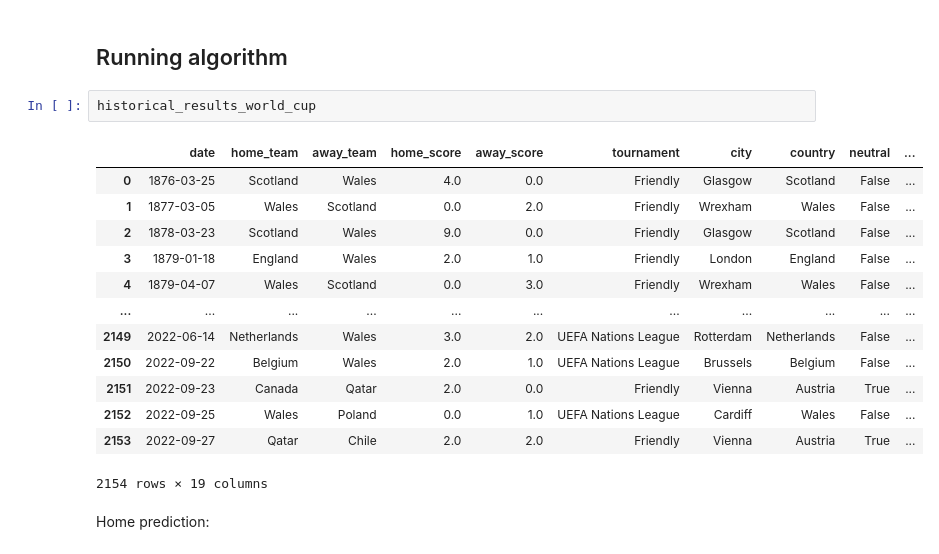
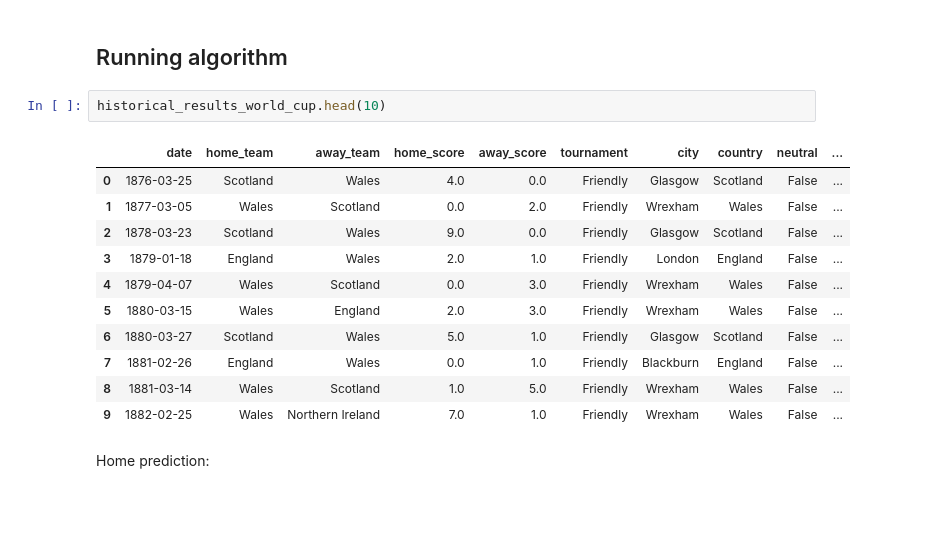
Before and after one commit to rafabandoni/world-cup-22-predict, a Jupyter notebook: predict_worldcup22.ipynb, the cells around one changed output. Cells and saved outputs as stored; diff of their text form; blank space fills up the shorter version.

```diff
--- a/predict_worldcup22.ipynb
+++ b/predict_worldcup22.ipynb
@@ -523,21 +351,19 @@ matches_schedule.head(10)
 # %% [markdown]
 ## Running algorithm
 # %%
-historical_results_world_cup
+historical_results_world_cup.head(10)
 # %% [output]
 |  | date | home_team | away_team | home_score | away_score | tournament | city | country | neutral | ... |
 | 0 | 1876-03-25 | Scotland | Wales | 4.0 | 0.0 | Friendly | Glasgow | Scotland | False | ... |
 | 1 | 1877-03-05 | Wales | Scotland | 0.0 | 2.0 | Friendly | Wrexham | Wales | False | ... |
 | 2 | 1878-03-23 | Scotland | Wales | 9.0 | 0.0 | Friendly | Glasgow | Scotland | False | ... |
 | 3 | 1879-01-18 | England | Wales | 2.0 | 1.0 | Friendly | London | England | False | ... |
 | 4 | 1879-04-07 | Wales | Scotland | 0.0 | 3.0 | Friendly | Wrexham | Wales | False | ... |
-| ... | ... | ... | ... | ... | ... | ... | ... | ... | ... | ... |
-| 2149 | 2022-06-14 | Netherlands | Wales | 3.0 | 2.0 | UEFA Nations League | Rotterdam | Netherlands | False | ... |
-| 2150 | 2022-09-22 | Belgium | Wales | 2.0 | 1.0 | UEFA Nations League | Brussels | Belgium | False | ... |
-| 2151 | 2022-09-23 | Canada | Qatar | 2.0 | 0.0 | Friendly | Vienna | Austria | True | ... |
-| 2152 | 2022-09-25 | Wales | Poland | 0.0 | 1.0 | UEFA Nations League | Cardiff | Wales | False | ... |
-| 2153 | 2022-09-27 | Qatar | Chile | 2.0 | 2.0 | Friendly | Vienna | Austria | True | ... |
+| 5 | 1880-03-15 | Wales | England | 2.0 | 3.0 | Friendly | Wrexham | Wales | False | ... |
+| 6 | 1880-03-27 | Scotland | Wales | 5.0 | 1.0 | Friendly | Glasgow | Scotland | False | ... |
+| 7 | 1881-02-26 | England | Wales | 0.0 | 1.0 | Friendly | Blackburn | England | False | ... |
+| 8 | 1881-03-14 | Wales | Scotland | 1.0 | 5.0 | Friendly | Wrexham | Wales | False | ... |
+| 9 | 1882-02-25 | Wales | Northern Ireland | 7.0 | 1.0 | Friendly | Wrexham | Wales | False | ... |
-2154 rows × 19 columns
 # %% [markdown]
 Home prediction:
 # %%
```
Also changed, not shown: parts of 63 cells of this notebook, 2 other files.
